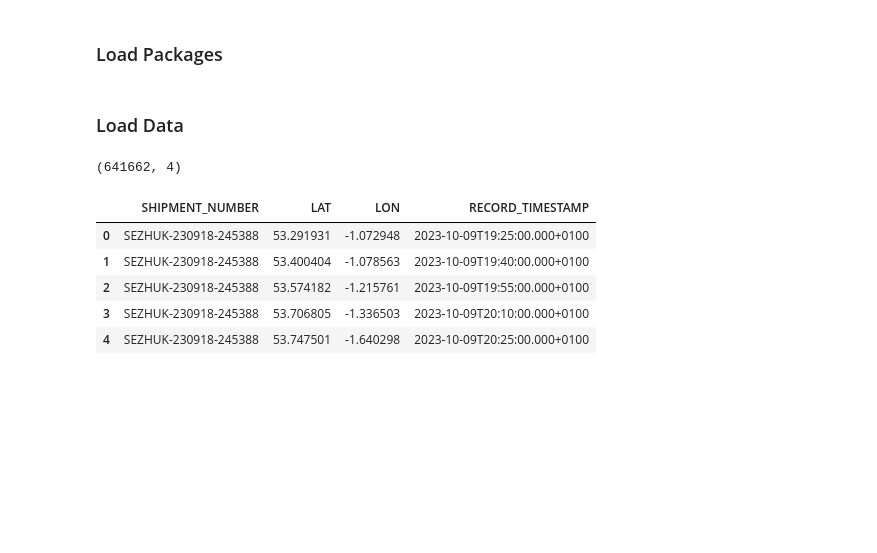
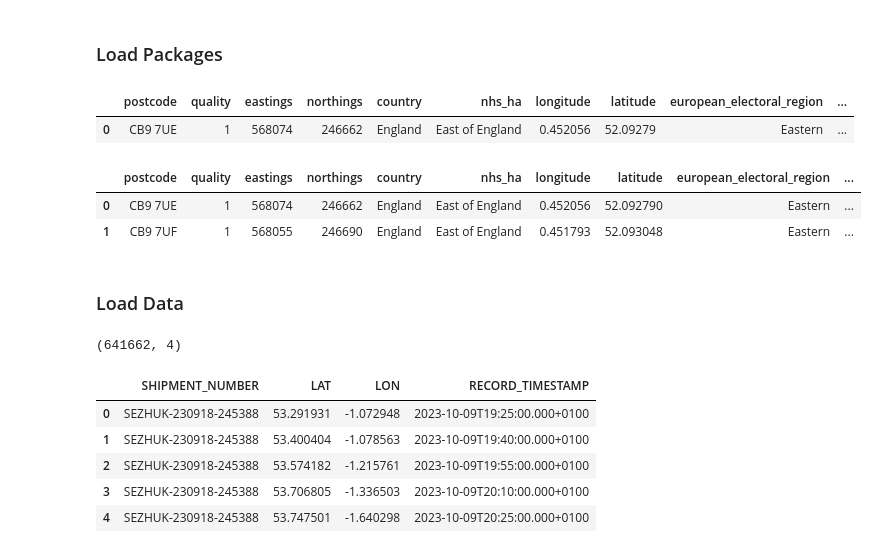
Before and after one commit to abhigued/digihaul_assessment, a Jupyter notebook: OneDrive_1_26-09-2024/Assessment.ipynb, the cells around one changed output. Drawn from its saved outputs; the diff is of its cells as text; code cells hidden in the pictures; blank space fills up the shorter version.

Commit message:
New Functions (postcode API call)

```diff
--- a/OneDrive_1_26-09-2024/Assessment.ipynb
+++ b/OneDrive_1_26-09-2024/Assessment.ipynb
@@ -11,6 +15,19 @@ from cum_histogram import get_cumulative_histogram
 pd.set_option('display.max_columns', None)  # or 1000
 pd.set_option('display.max_rows', None)  # or 1000
 pd.set_option('display.max_colwidth', None)  # or 199
+# %%
+df = get_data_from_post_codes("CB9 7UE")
+df
+# %% [output]
+|  | postcode | quality | eastings | northings | country | nhs_ha | longitude | latitude | european_electoral_region | ... |
+| 0 | CB9 7UE | 1 | 568074 | 246662 | England | East of England | 0.452056 | 52.09279 | Eastern | ... |
+# %%
+df = get_data_from_lon_lat(0.452056, 52.09279)
+df
+# %% [output]
+|  | postcode | quality | eastings | northings | country | nhs_ha | longitude | latitude | european_electoral_region | ... |
+| 0 | CB9 7UE | 1 | 568074 | 246662 | England | East of England | 0.452056 | 52.092790 | Eastern | ... |
+| 1 | CB9 7UF | 1 | 568055 | 246690 | England | East of England | 0.451793 | 52.093048 | Eastern | ... |
 # %% [markdown]
 ### Load Data
 # %%
```
Also changed, not shown: parts of 3 cells of this notebook, 2 other files.
